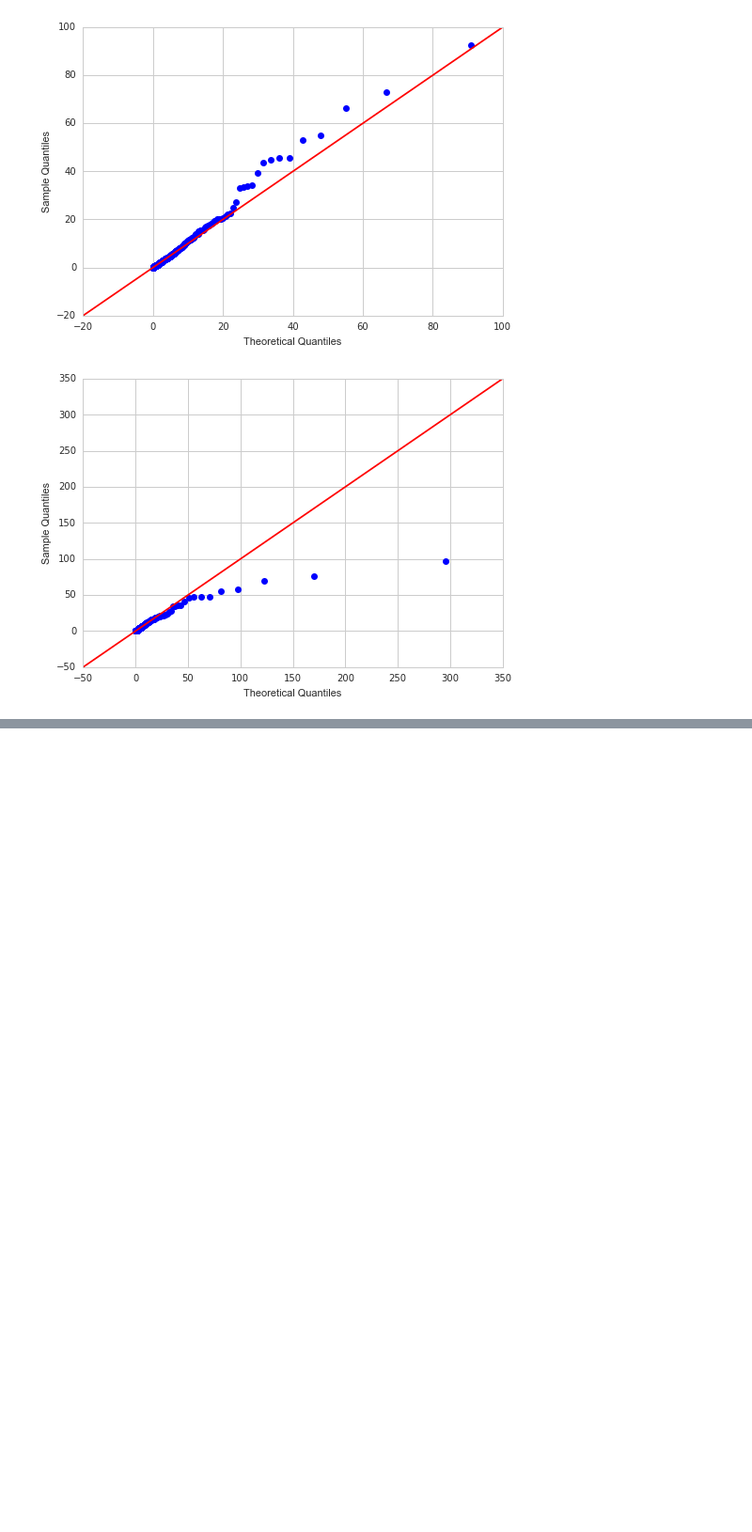
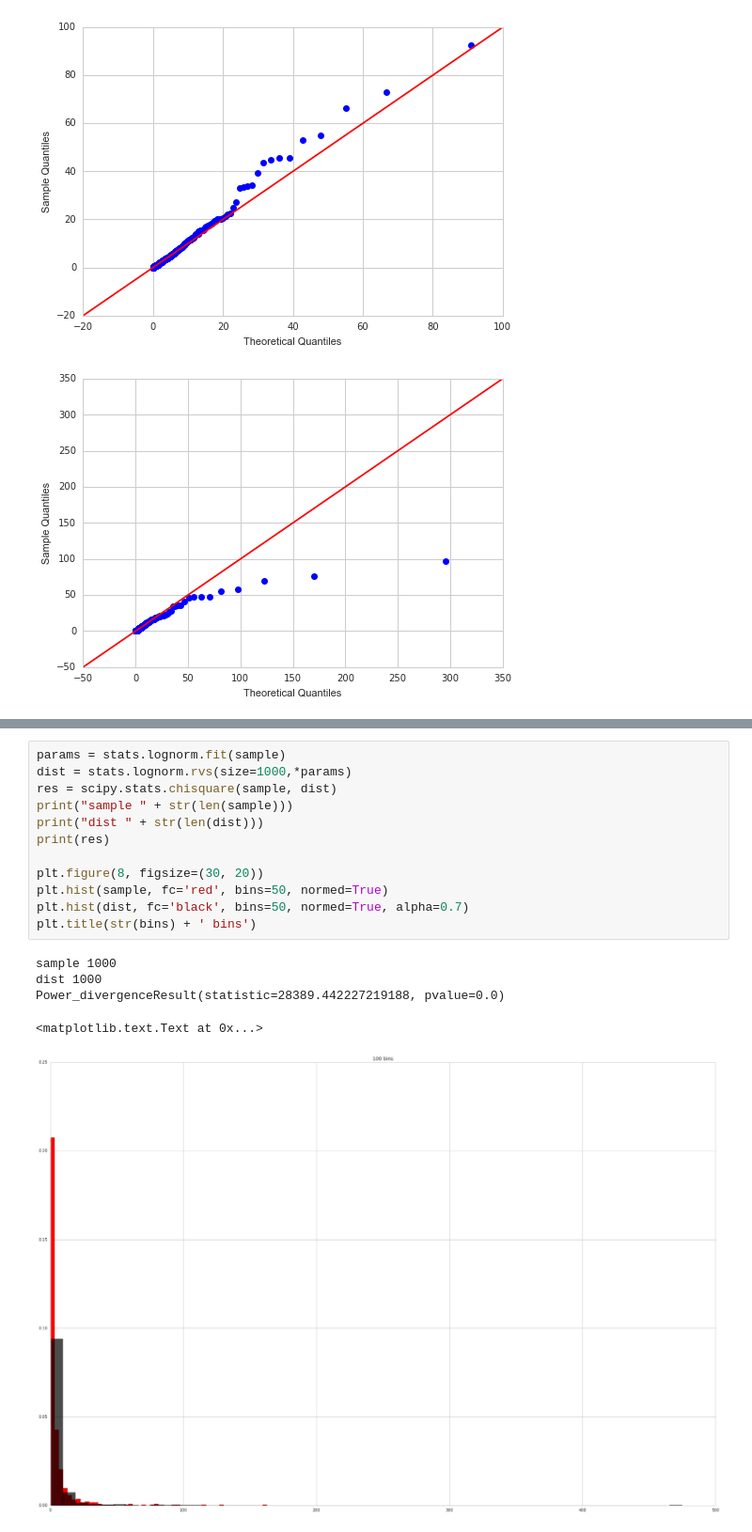
Before and after one commit to vipmax/PM, a Jupyter notebook: Probabilistic Modelling Notebook.ipynb, the cells around one changed output, grey strips where cells are left out. Shown at 94% size. Saved outputs shown, nothing was run; the diff lists cells and outputs as text; blank space fills up the shorter version.

```diff
--- a/Probabilistic Modelling Notebook.ipynb
+++ b/Probabilistic Modelling Notebook.ipynb
@@ -245,0 +262,18 @@ Ks_2sampResult(statistic=0.032808300395256951, pvalue=0.2888307150021624)
+# %%
+params = stats.lognorm.fit(sample)
+dist = stats.lognorm.rvs(size=1000,*params)
+res = scipy.stats.chisquare(sample, dist)
+print("sample " + str(len(sample)))
+print("dist " + str(len(dist)))
+print(res)
+
+plt.figure(8, figsize=(30, 20))
+plt.hist(sample, fc='red', bins=50, normed=True)
+plt.hist(dist, fc='black', bins=50, normed=True, alpha=0.7)
+plt.title(str(bins) + ' bins')
+# %% [output]
+sample 1000
+dist 1000
+Power_divergenceResult(statistic=28389.442227219188, pvalue=0.0)
+<matplotlib.text.Text at 0x...>
+[figure, added]
```
Also changed, not shown: parts of 4 cells of this notebook, 1 other file.
